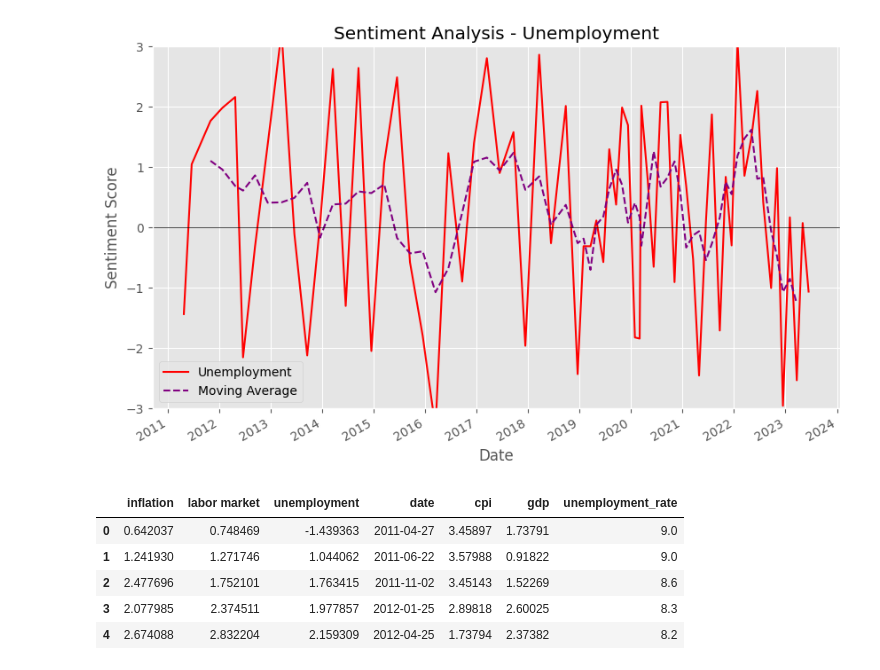
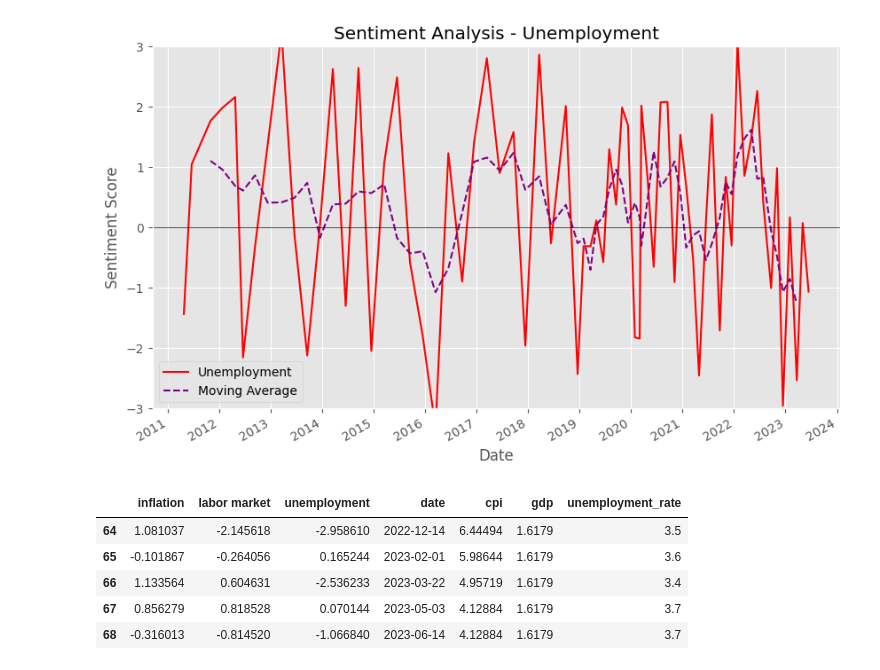
Before and after one commit to prayutjain/AIFinance-FOMC, a Jupyter notebook: langchain/Langchain_finBERT.ipynb, the cells around one changed output. Cells and saved outputs as stored; diff of their text form; code cells hidden in the pictures.

```diff
--- a/langchain/Langchain_finBERT.ipynb
+++ b/langchain/Langchain_finBERT.ipynb
@@ -271,14 +271,14 @@ score_df = pd.merge_asof(score_df.sort_values('date'), unemployment_df.sort_valu
 # Forward-fill missing unemployment rate values for missing dates
 score_df['unemployment_rate'].ffill(inplace=True)
 # %%
-score_df.head()
+score_df.tail()
 # %% [output]
 |  | inflation | labor market | unemployment | date | cpi | gdp | unemployment_rate |
-| 0 | 0.642037 | 0.748469 | -1.439363 | 2011-04-27 | 3.45897 | 1.73791 | 9.0 |
-| 1 | 1.241930 | 1.271746 | 1.044062 | 2011-06-22 | 3.57988 | 0.91822 | 9.0 |
-| 2 | 2.477696 | 1.752101 | 1.763415 | 2011-11-02 | 3.45143 | 1.52269 | 8.6 |
-| 3 | 2.077985 | 2.374511 | 1.977857 | 2012-01-25 | 2.89818 | 2.60025 | 8.3 |
-| 4 | 2.674088 | 2.832204 | 2.159309 | 2012-04-25 | 1.73794 | 2.37382 | 8.2 |
+| 64 | 1.081037 | -2.145618 | -2.958610 | 2022-12-14 | 6.44494 | 1.6179 | 3.5 |
+| 65 | -0.101867 | -0.264056 | 0.165244 | 2023-02-01 | 5.98644 | 1.6179 | 3.6 |
+| 66 | 1.133564 | 0.604631 | -2.536233 | 2023-03-22 | 4.95719 | 1.6179 | 3.4 |
+| 67 | 0.856279 | 0.818528 | 0.070144 | 2023-05-03 | 4.12884 | 1.6179 | 3.7 |
+| 68 | -0.316013 | -0.814520 | -1.066840 | 2023-06-14 | 4.12884 | 1.6179 | 3.7 |
 # %%
 # Set the style of the plot
 plt.style.use('ggplot')
```
Also changed, not shown: parts of 1 cell of this notebook, 1 other file.
